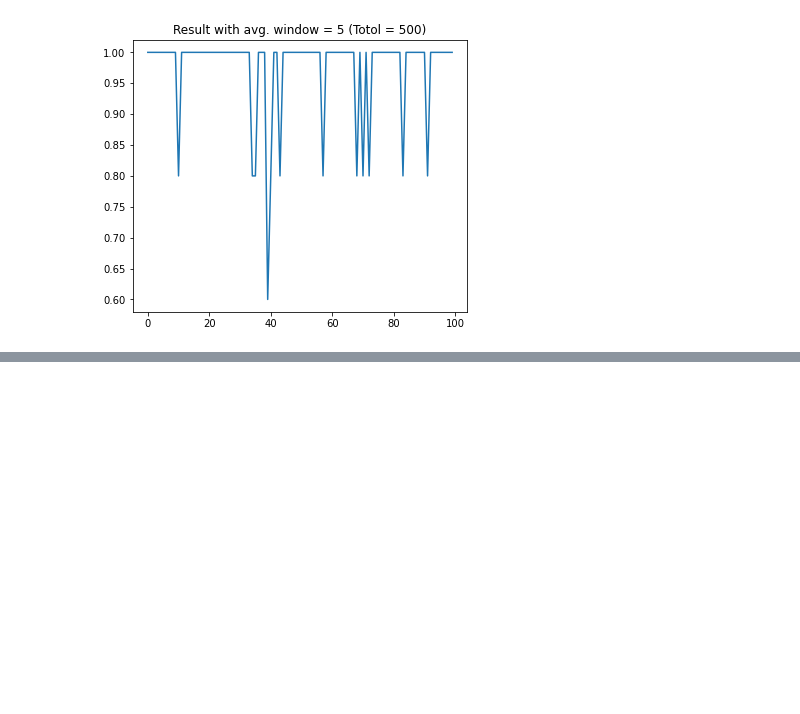
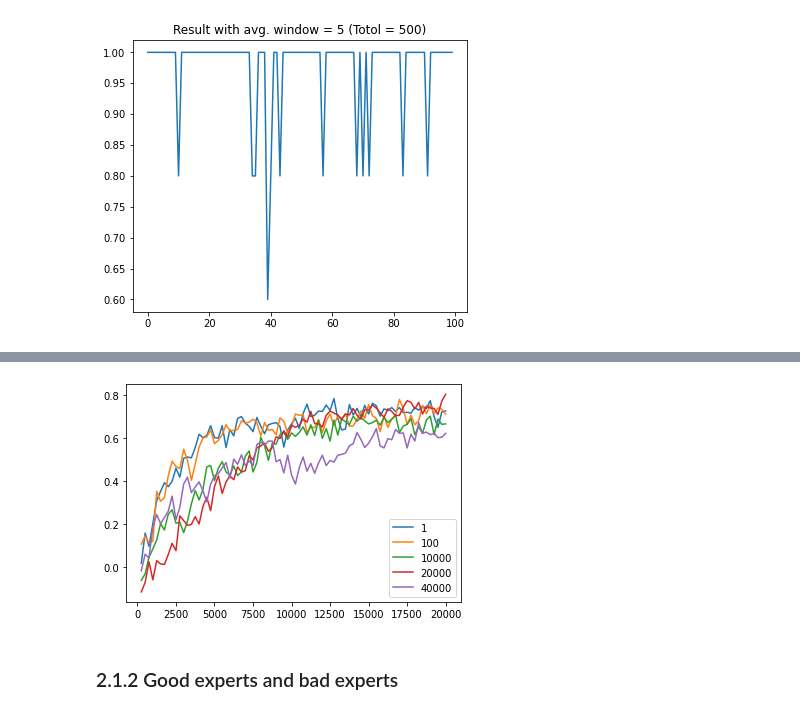
Before and after one commit to hibetterheyj/CS-456_RL_Project, a Jupyter notebook: tic_tac_toe_q_learning.ipynb, the cells around one changed output, grey strips where cells are left out. Cells and saved outputs as stored; diff of their text form; code cells hidden in the pictures; blank space fills up the shorter version.

```diff
--- a/tic_tac_toe_q_learning.ipynb
+++ b/tic_tac_toe_q_learning.ipynb
@@ -511,0 +512,12 @@ np.mean(a)
+# %%
+for n_star in n_star_list:
+    game_idx = list(metrics_dict["M_rand"][n_star].keys())
+    avg_rewards = list(metrics_dict["M_rand"][n_star].values())
+    plt.plot(game_idx,avg_rewards,label = str(n_star))
+
+plt.legend()
+plt.show()
+# %% [output]
+[figure, added]
+# %% [markdown]
+### 2.1.2 Good experts and bad experts
```
Also changed, not shown: parts of 32 cells of this notebook, 2 other files.
